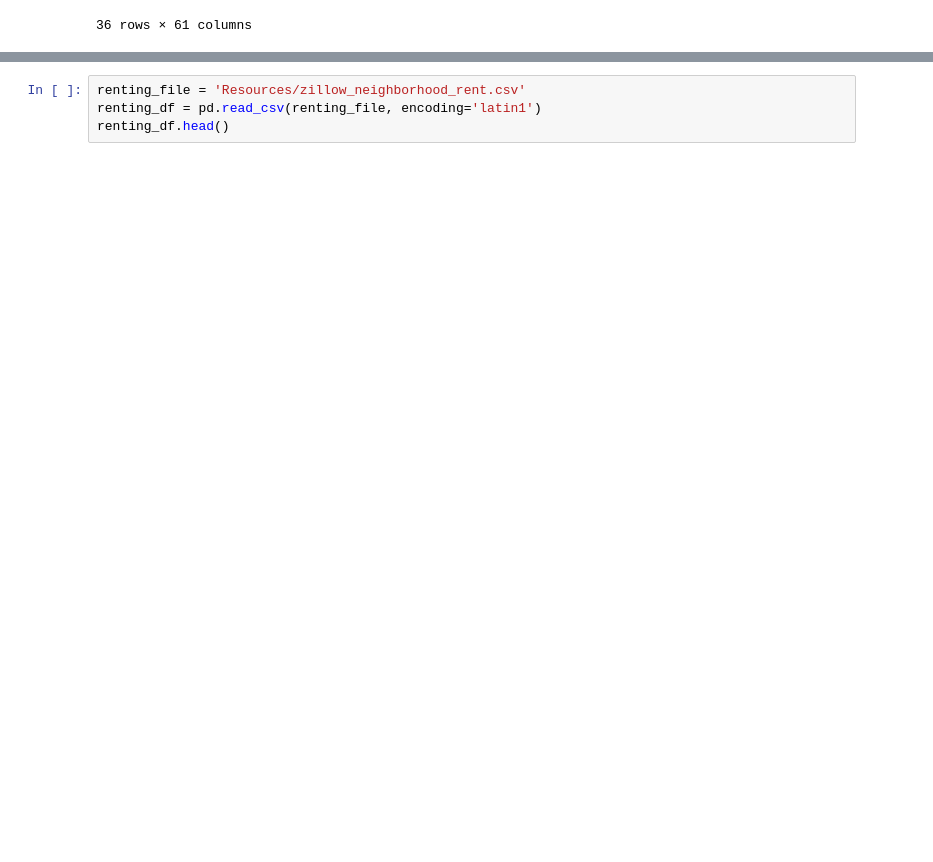
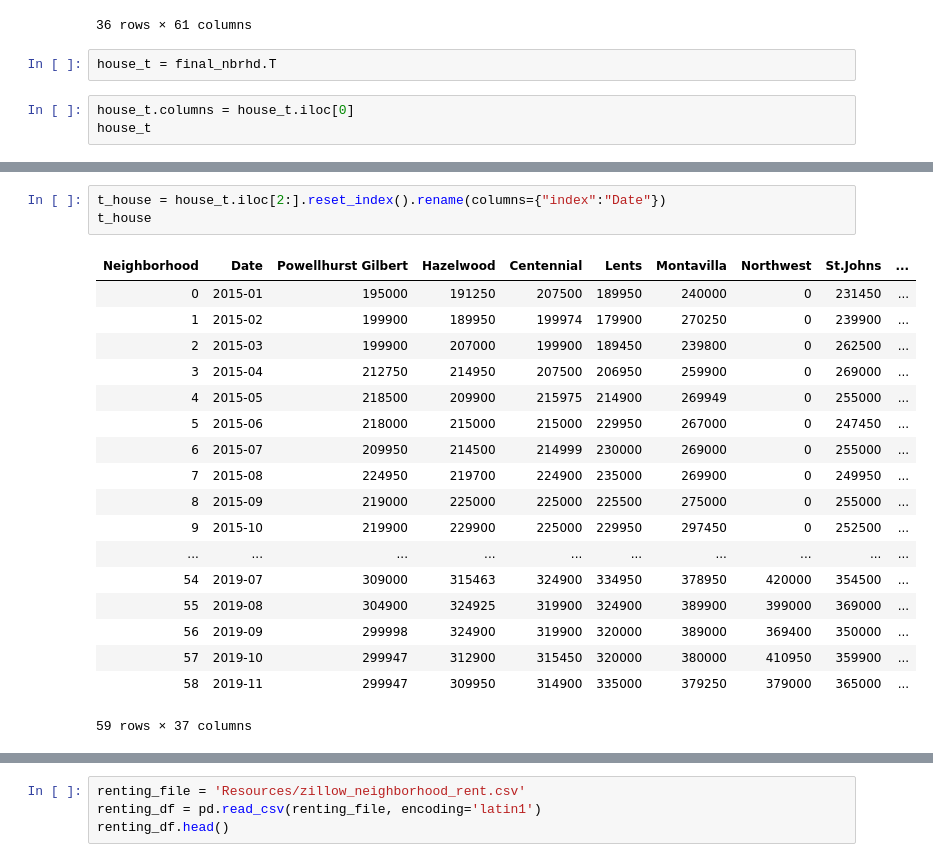
Before and after one commit to brian1581/Creative-Viz-Project, a Jupyter notebook: etl.ipynb, the cells around one changed output, grey strips where cells are left out. Saved outputs shown, nothing was run; the diff lists cells and outputs as text; blank space fills up the shorter version.

```diff
--- a/etl.ipynb
+++ b/etl.ipynb
@@ -60,3 +60,8 @@ final_nbrhd
 | 2104 | Hillside | Portland | 0 | 0 | 0 | 0 | 0 | 0 | 0 | 0 | ... |
 | 2230 | Hayden Island | Portland | 0 | 0 | 0 | 0 | 0 | 0 | 0 | 0 | ... |
 36 rows × 61 columns
+# %%
+house_t = final_nbrhd.T
+# %%
+house_t.columns = house_t.iloc[0]
+house_t
@@ -62,0 +82,22 @@ final_nbrhd
+# %%
+t_house = house_t.iloc[2:].reset_index().rename(columns={"index":"Date"})
+t_house
+# %% [output]
+| Neighborhood | Date | Powellhurst Gilbert | Hazelwood | Centennial | Lents | Montavilla | Northwest | St.Johns | ... |
+| 0 | 2015-01 | 195000 | 191250 | 207500 | 189950 | 240000 | 0 | 231450 | ... |
+| 1 | 2015-02 | 199900 | 189950 | 199974 | 179900 | 270250 | 0 | 239900 | ... |
+| 2 | 2015-03 | 199900 | 207000 | 199900 | 189450 | 239800 | 0 | 262500 | ... |
+| 3 | 2015-04 | 212750 | 214950 | 207500 | 206950 | 259900 | 0 | 269000 | ... |
+| 4 | 2015-05 | 218500 | 209900 | 215975 | 214900 | 269949 | 0 | 255000 | ... |
+| 5 | 2015-06 | 218000 | 215000 | 215000 | 229950 | 267000 | 0 | 247450 | ... |
+| 6 | 2015-07 | 209950 | 214500 | 214999 | 230000 | 269000 | 0 | 255000 | ... |
+| 7 | 2015-08 | 224950 | 219700 | 224900 | 235000 | 269900 | 0 | 249950 | ... |
+| 8 | 2015-09 | 219000 | 225000 | 225000 | 225500 | 275000 | 0 | 255000 | ... |
+| 9 | 2015-10 | 219900 | 229900 | 225000 | 229950 | 297450 | 0 | 252500 | ... |
+| ... | ... | ... | ... | ... | ... | ... | ... | ... | ... |
+| 54 | 2019-07 | 309000 | 315463 | 324900 | 334950 | 378950 | 420000 | 354500 | ... |
+| 55 | 2019-08 | 304900 | 324925 | 319900 | 324900 | 389900 | 399000 | 369000 | ... |
+| 56 | 2019-09 | 299998 | 324900 | 319900 | 320000 | 389000 | 369400 | 350000 | ... |
+| 57 | 2019-10 | 299947 | 312900 | 315450 | 320000 | 380000 | 410950 | 359900 | ... |
+| 58 | 2019-11 | 299947 | 309950 | 314900 | 335000 | 379250 | 379000 | 365000 | ... |
+59 rows × 37 columns
```
Also changed, not shown: parts of 21 cells of this notebook, 2 other files.
